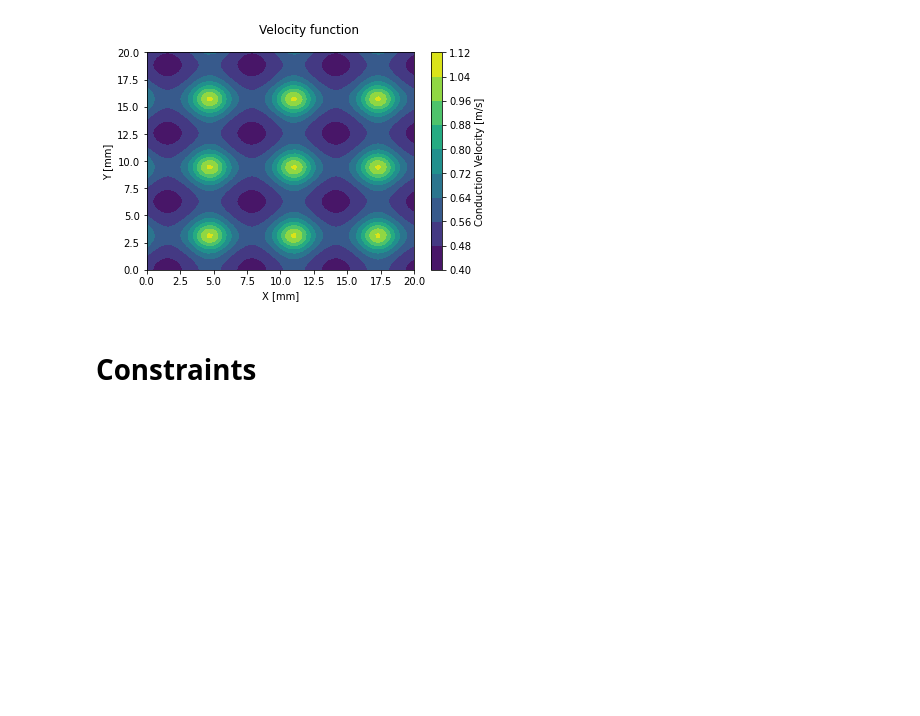
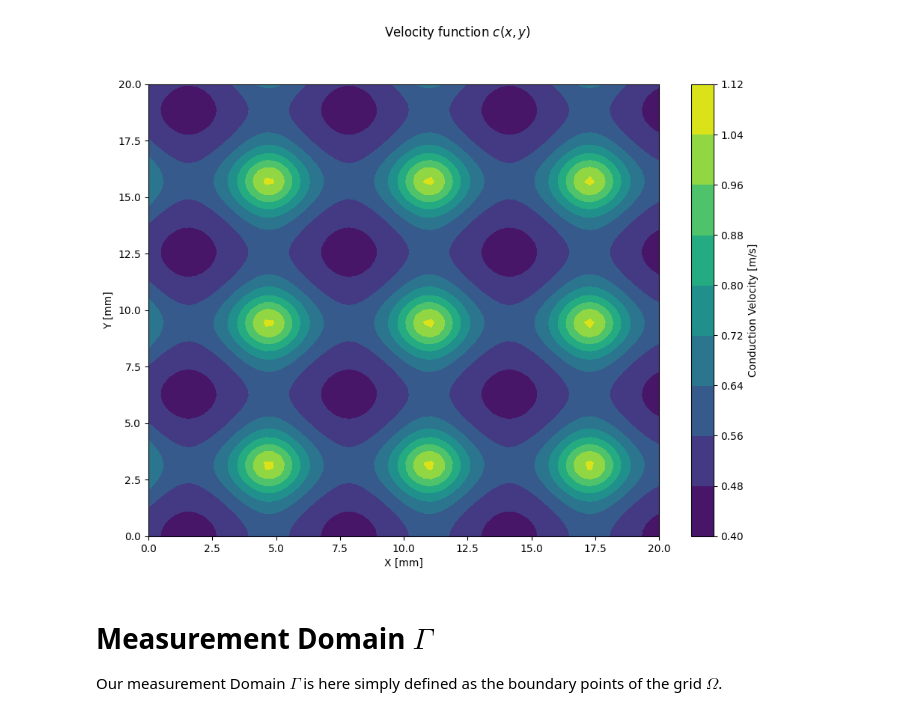
Before and after one commit to thomgrand/geasi_grid_demo, a Jupyter notebook: GEASI_Grid.ipynb, the cells around one changed output. Drawn from its saved outputs; the diff is of its cells as text; code cells hidden in the pictures; blank space fills up the shorter version.

```diff
--- a/GEASI_Grid.ipynb
+++ b/GEASI_Grid.ipynb
@@ -1,11 +32,14 @@
 # %%
-#Activating this will give extra control over the plots in jupyter-notebook when executing
+#Activating the notebook backend will give extra control over the plots in jupyter-notebook when executing
 #%matplotlib notebook
+#This backend keeps the figures in the .ipynb file
 %matplotlib inline
-#TODO: Jupyter-lab
+
 import numpy as np
 from scipy.optimize import fmin_l_bfgs_b
 import skfmm
 import matplotlib.pyplot as plt
 from utils import * #Utility functions defined in a separate file to keep the code short
-velocity_func = lambda x, s=2.9: 1. / (s + np.sin(x[..., 0]) + np.cos(x[..., 1]))
+plt.rcParams['figure.figsize'] = [11, 8]
+plt.rcParams['figure.dpi'] = 100
+#plt.rcParams['text.usetex'] =  True
@@ -23,14 +60,18 @@ dx = grid[1, 0, 0] - grid[0, 0, 0]
 # %%
 fig = plt.figure()
 plt.contourf(grid[..., 0], grid[..., 1], vel_field)
-fig.suptitle("Velocity function")
+fig.suptitle("Velocity function $c(x, y)$")
 cbar = plt.colorbar()
 cbar.set_label("Conduction Velocity [m/s]")
 plt.xlabel("X [mm]")
 plt.ylabel("Y [mm]")
 fig.show()
 # %% [output]
-[figure, old version]
+[figure, new version]
+# %% [markdown]
+# Measurement Domain $\Gamma$
+
+Our measurement Domain $\Gamma$ is here simply defined as the boundary points of the grid $\Omega$.
 # %%
 #Create the measurement domain
 gamma = np.any(np.isclose(grid, 0.) | np.isclose(grid, grid_extent), axis=-1)
@@ -43,2 +78,0 @@ ti_ground_truth = np.array([2., 5.])
-# %% [markdown]
-# Constraints
```
Also changed, not shown: parts of 27 cells of this notebook, 1 other file.
